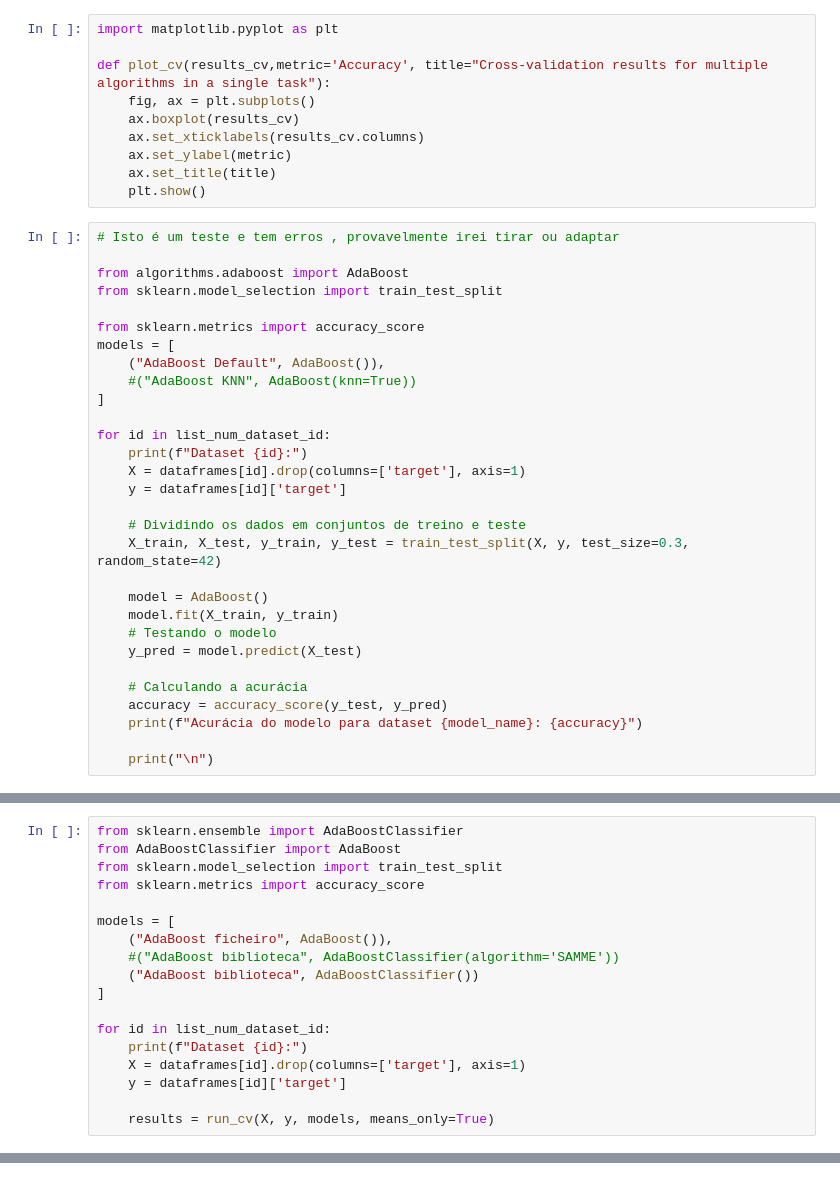
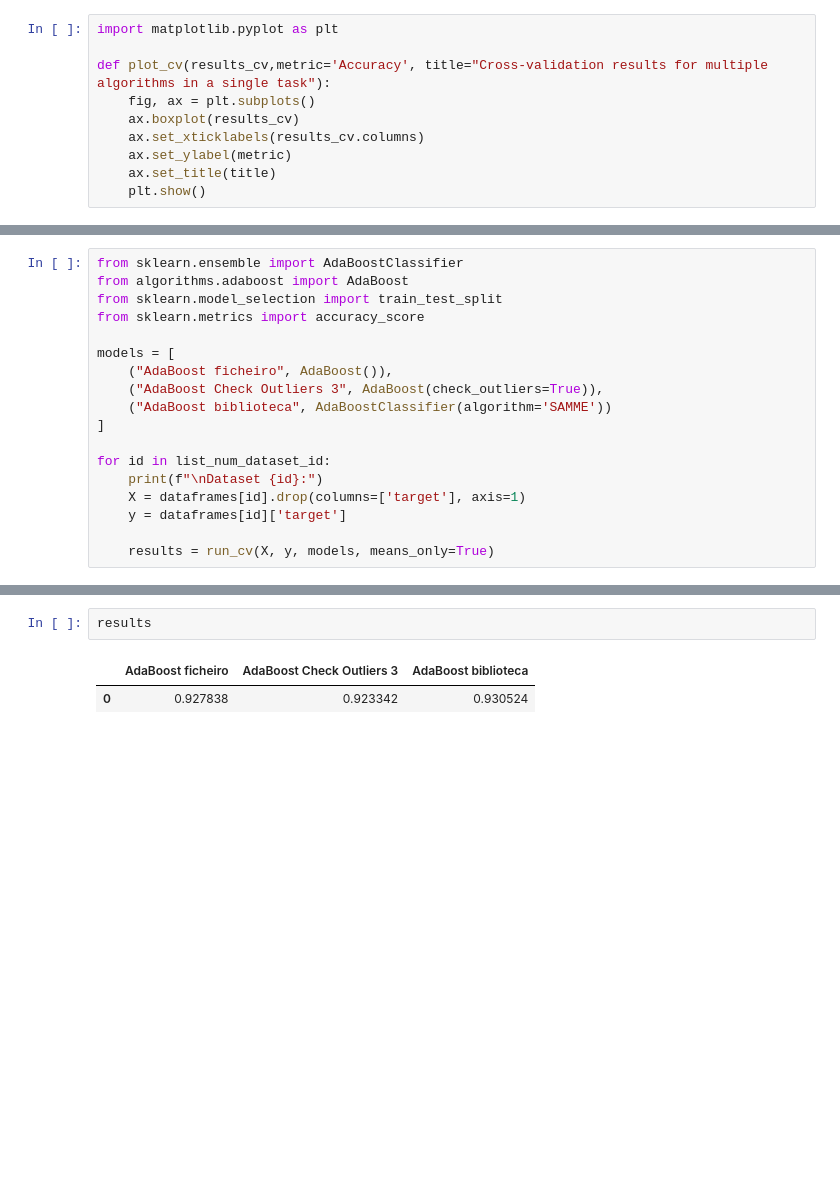
Before and after one commit to marisaazevedo/ML_AdaBoostRefined, a Jupyter notebook: deixa_me_cozinhar.ipynb, the cells around one changed output, grey strips where cells are left out. Saved outputs shown, nothing was run; the diff lists cells and outputs as text; blank space fills up the shorter version.

```diff
--- a/deixa_me_cozinhar.ipynb
+++ b/deixa_me_cozinhar.ipynb
@@ -66,33 +70,3 @@ def plot_cv(results_cv,metric='Accuracy', title="Cross-validation results for mu
     ax.set_ylabel(metric)
     ax.set_title(title)
     plt.show()
-# %%
-# Isto é um teste e tem erros , provavelmente irei tirar ou adaptar
-
-from algorithms.adaboost import AdaBoost
-from sklearn.model_selection import train_test_split
-
-from sklearn.metrics import accuracy_score
-models = [
-    ("AdaBoost Default", AdaBoost()),
-    #("AdaBoost KNN", AdaBoost(knn=True))
-]
-
-for id in list_num_dataset_id:
-    print(f"Dataset {id}:")
-    X = dataframes[id].drop(columns=['target'], axis=1)
-    y = dataframes[id]['target']
-
-    # Dividindo os dados em conjuntos de treino e teste
-    X_train, X_test, y_train, y_test = train_test_split(X, y, test_size=0.3, random_state=42)
-
-    model = AdaBoost()
-    model.fit(X_train, y_train)
-    # Testando o modelo
-    y_pred = model.predict(X_test)
-
-    # Calculando a acurácia
-    accuracy = accuracy_score(y_test, y_pred)
-    print(f"Acurácia do modelo para dataset {model_name}: {accuracy}")
-
-    print("\n")
@@ -102,17 +73,17 @@ NameError: name 'model_name' is not defined
 # %%
 from sklearn.ensemble import AdaBoostClassifier
-from AdaBoostClassifier import AdaBoost
+from algorithms.adaboost import AdaBoost
 from sklearn.model_selection import train_test_split
 from sklearn.metrics import accuracy_score
 
 models = [
     ("AdaBoost ficheiro", AdaBoost()),
-    #("AdaBoost biblioteca", AdaBoostClassifier(algorithm='SAMME'))
-    ("AdaBoost biblioteca", AdaBoostClassifier())
+    ("AdaBoost Check Outliers 3", AdaBoost(check_outliers=True)),
+    ("AdaBoost biblioteca", AdaBoostClassifier(algorithm='SAMME'))
 ]
 
 for id in list_num_dataset_id:
-    print(f"Dataset {id}:")
+    print(f"\nDataset {id}:")
     X = dataframes[id].drop(columns=['target'], axis=1)
     y = dataframes[id]['target']
 
@@ -159,0 +109,5 @@ Fold 5 for AdaBoost biblioteca: 0.8199052132701422
+# %%
+results
+# %% [output]
+|  | AdaBoost ficheiro | AdaBoost Check Outliers 3 | AdaBoost biblioteca |
+| 0 | 0.927838 | 0.923342 | 0.930524 |
```
Also changed, not shown: parts of 4 cells of this notebook, 1 other file.
